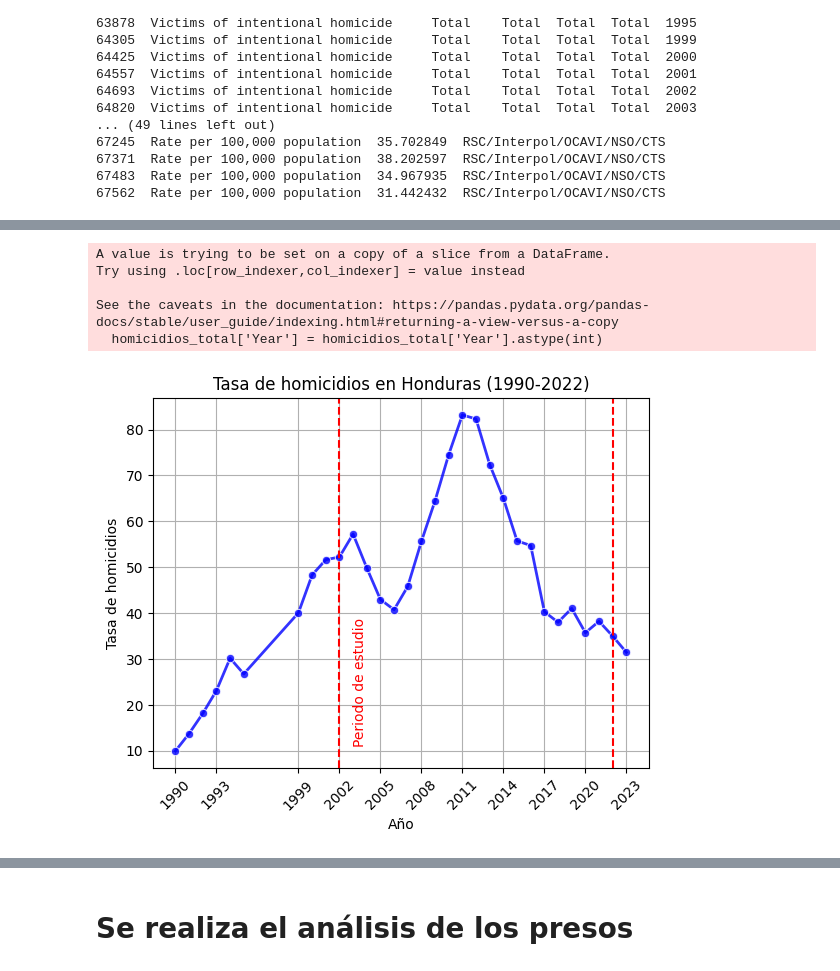
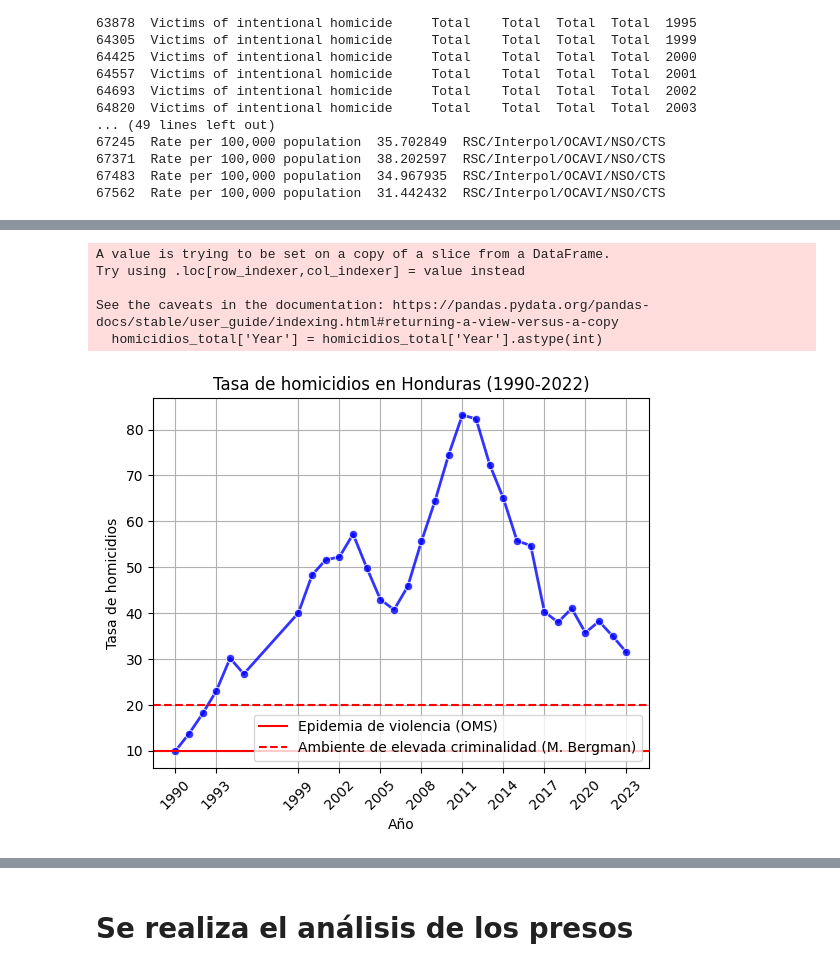
Before and after one commit to lehcimhdz/eda_honduras, a Jupyter notebook: eda_honduras_descriptivo.ipynb, the cells around one changed output, grey strips where cells are left out. Drawn from its saved outputs; the diff is of its cells as text; code cells hidden in the pictures.

```diff
--- a/eda_honduras_descriptivo.ipynb
+++ b/eda_honduras_descriptivo.ipynb
@@ -269,33 +301,34 @@ print(homicidios_total)
 # %%
 homicidios_total['Year'] = homicidios_total['Year'].astype(int)
+
+plt
 
 sns.lineplot(x='Year',
              y='VALUE',
              data=homicidios_total,
              alpha=0.8,
              color='blue',
              linewidth=2,
              marker='o')
 
 plt.title('Tasa de homicidios en Honduras (1990-2022)')
 plt.xlabel('Año')
 plt.ylabel('Tasa de homicidios')
 plt.grid()
 
-plt.axvline(x=2002, color='red', linestyle='--', linewidth=1.5, label='Año 2002')
-plt.axvline(x=2022, color='red', linestyle='--', linewidth=1.5, label='Año 2022')
+plt.axhline(y=10, color='red', linestyle='-', linewidth=1.5, label='Epidemia de violencia (OMS)')
+plt.axhline(y=20, color='red', linestyle='--', linewidth=1.5, label='Ambiente de elevada criminalidad (M. Bergman)')
 
-plt.text(x=2003, y=homicidios_total['VALUE'].max() * 0.3,  # Ajusta la posición en Y
-         s='Periodo de estudio', color='red', fontsize=10, rotation=90, va='center')
 
 years = sorted(homicidios_total['Year'].unique())
 plt.xticks(ticks=years[::3], rotation=45)
 
+plt.legend()
 plt.show()
 # %% [output]
 A value is trying to be set on a copy of a slice from a DataFrame.
 Try using .loc[row_indexer,col_indexer] = value instead
 
 See the caveats in the documentation: https://pandas.pydata.org/pandas-docs/stable/user_guide/indexing.html#returning-a-view-versus-a-copy
   homicidios_total['Year'] = homicidios_total['Year'].astype(int)
-[figure, old version]
+[figure, new version]
```
Also changed, not shown: parts of 2 cells of this notebook, 1 other file.
